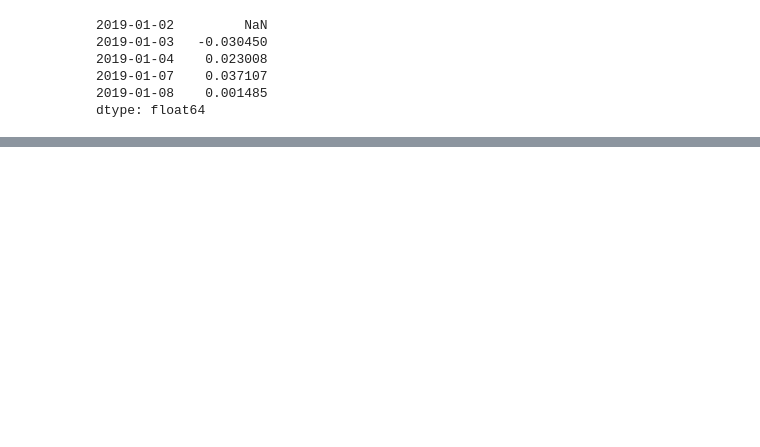
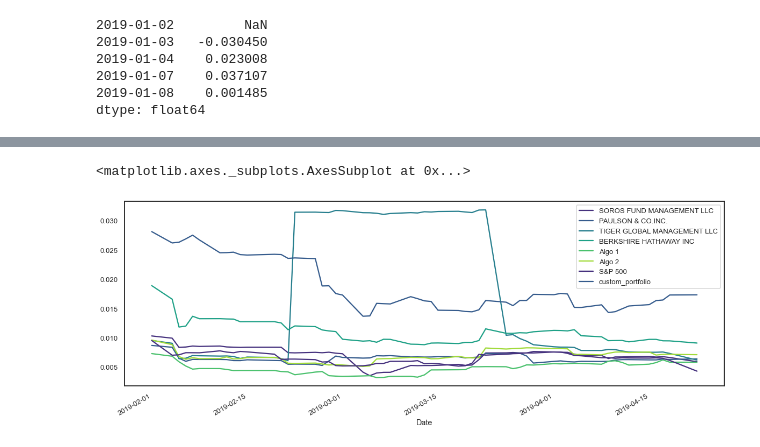
Before and after one commit to rl-work/WhalePortfolio, a Jupyter notebook: Pandas HW/PandasHW.ipynb, the cells around one changed output, grey strips where cells are left out. Cells and saved outputs as stored; diff of their text form; code cells hidden in the pictures; blank space fills up the shorter version.

```diff
--- a/Pandas HW/PandasHW.ipynb
+++ b/Pandas HW/PandasHW.ipynb
@@ -342,0 +410,6 @@ combined_df.head()
+# %%
+#ROLLING STATISTICS: Plot the std with the std of S&P500 (21days):::: Does the risk increase for each of the portfolios at the same time risk increases in the S&P?
+combined_df.rolling(window=21).std().plot()
+# %% [output]
+<matplotlib.axes._subplots.AxesSubplot at 0x...>
+[figure, added]
```
Also changed, not shown: parts of 15 cells of this notebook, 1 other file.
